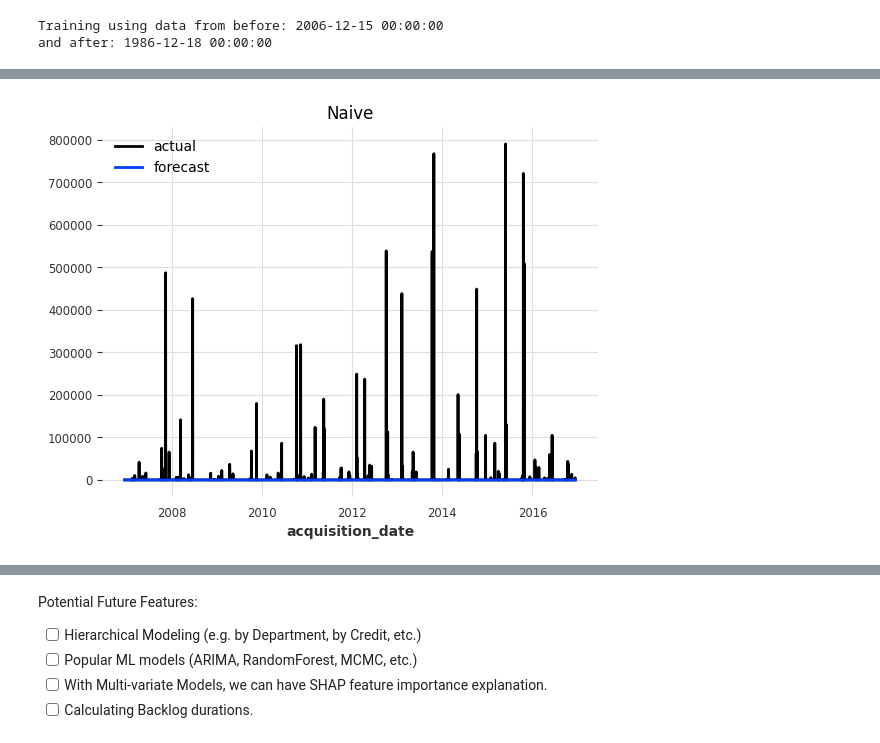
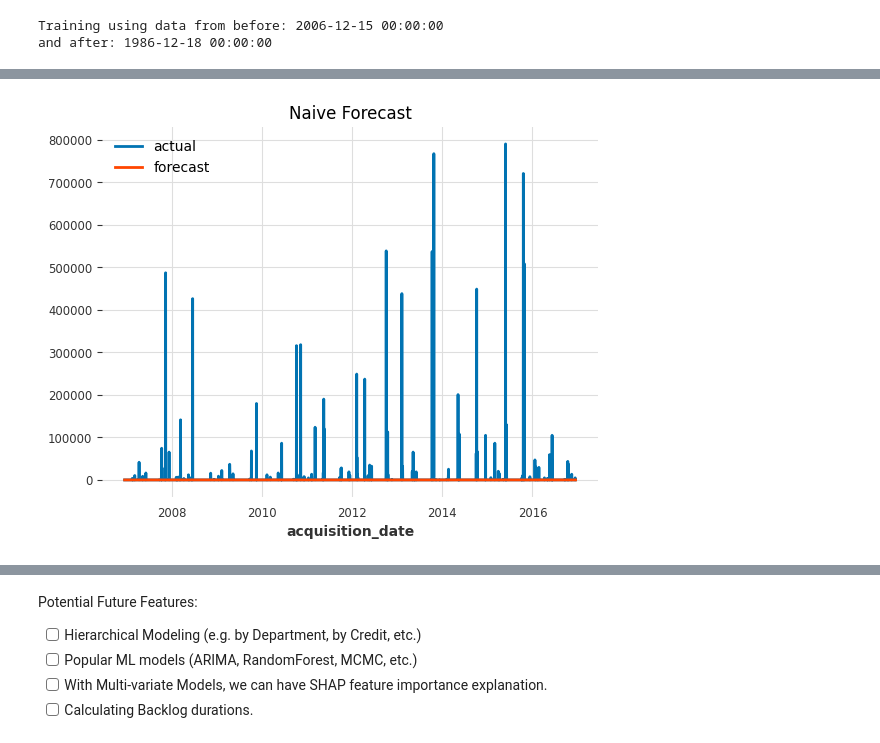
Before and after one commit to marisol-yake/MMM-museum-analytics, a Jupyter notebook: examples/NYC_MoMA_Example/Collections Time Series Forecasting.ipynb, the cells around one changed output, grey strips where cells are left out. Cells and saved outputs as stored; diff of their text form; code cells hidden in the pictures.

```diff
--- a/examples/NYC_MoMA_Example/Collections Time Series Forecasting.ipynb
+++ b/examples/NYC_MoMA_Example/Collections Time Series Forecasting.ipynb
@@ -28,19 +28,23 @@ from collections import defaultdict
 import pandas as pd
 import numpy as np
 import seaborn as sns
-from scipy.stats import mode
 from darts import TimeSeries
-from darts.models import NaiveDrift, NaiveMovingAverage, ExponentialSmoothing, Croston, CatBoostModel, RandomForest
+from darts.models import (NaiveDrift, NaiveMovingAverage, ExponentialSmoothing, Croston,
+                          CatBoostModel, RandomForest, NaiveEnsembleModel, LightGBMModel)
 from darts.explainability.shap_explainer import ShapExplainer
 from darts.utils.statistics import check_seasonality, stationarity_tests, plot_residuals_analysis, fill_missing_values
-from darts.utils.utils import ModelMode, SeasonalityMode
-from darts.metrics import r2_score, mae, mase, ope
+import darts.metrics as metrics
 import statsmodels.api as sm
-from sklearn.model_selection import TimeSeriesSplit
-from sklearn.compose import ColumnTransformer
 from sklearn.impute import KNNImputer
 from sklearn.preprocessing import LabelEncoder, OrdinalEncoder
 import matplotlib.pyplot as plt
+import warnings
+
+sns.set_palette("colorblind")
+pd.set_option("display.float_format", "{:0.3f}".format)
+warnings.filterwarnings("ignore")
+
+# Your Darts code here
 # %%
 # Define Necessary Functions
 def remove_outliers(dataset, lower = 0.25, upper = 0.75):
@@ -258,7 +262,8 @@ Number of Records after dropping nulls: 10951
 # %%
 # Non-count variables
 exogenous_columns = [
-    # "day_of_month", "week_of_month", "month", "weekday",
+    # "week_of_month",
+    "day_of_month", "month", "weekday",
     "department", "credit_group", "storage_group",
     "adate_sum_lag_1", "adate_sum_lag_2", "adate_sum_lag_3",
     "adate_sum_lag_4", "adate_sum_lag_5"
@@ -313,7 +372,7 @@ Training using data from before: 2006-12-15 00:00:00
 and after: 1986-12-18 00:00:00
 # %%
 # Comparing Models for Selection
-results = defaultdict()
+results = []
 
 # How many periods to forecast out to
 forecast_windows = [5, 10, 15, 20, 30, 50, 70, 100]
@@ -324,45 +383,50 @@ for model_name, model in models.items():
     train, val = target_series.split_before(date_offset)
     train = fill_missing_values(train, 0.0)
     val = fill_missing_values(val, 0.0)
+    validation_length = len(val)
 
-    if model_name in ["Decision Tree", "Random Forest", "CatBoost"]:
+    if model_name in ["Decision Tree", "Random Forest (10)", "Random Forest (50)", "Random Forest (100)", "Random Forest (200)", "CatBoost", "LightGBM", "Naive Ensemble (DT + RF(10))"]:
         model.fit(train, past_covariates = exogenous_series)
 
-    # if model_name == "Exponential Smoothing":
-    #     model.fit(train)
     else:
         model.fit(train)
 
-    if model_name == "CatBoost":
-        predictions = model.predict(n = len(val), past_covariates = exogenous_series, verbose = True, show_warnings = False)
+
+    if model_name in ["Decision Tree", "Random Forest (10)", "Random Forest (50)", "Random Forest (100)", "Random Forest (200)", "CatBoost", "LightGBM", "Naive Ensemble (DT + RF(10))"]:
+        predictions = model.predict(n = validation_length, past_covariates = exogenous_series)
     else:
-        predictions = model.predict(n = len(val))
+        predictions = model.predict(n = validation_length)
+
+
+    # Metrics selected for model selection
+    mae = metrics.mae(val, predictions)
+    r2_score = metrics.r2_score(val, predictions)
+    rmse = np.sqrt(metrics.mse(val, predictions))
+
+    # Calculate Coverage Probability (assuming a 95% prediction interval)
+    pred_vals = predictions.values()
+    val_vals = val.values()
+    z_score = 1.96
+    lower_bound = pred_vals - (z_score * np.std(pred_vals))
+    upper_bound = pred_vals + (z_score * np.std(pred_vals))
+    coverage_probability = np.mean((val_vals >= lower_bound) & (val_vals <= upper_bound))
+
+    # Store all results
+    model_results = defaultdict(int)
+    model_results["Model"] = model_name
+    # model_results["Forecast Steps"].append(step_count)
+    model_results["MAE"] = mae
+    model_results["RMSE"] = rmse
+    model_results["R2 Score"] = r2_score
+    model_results["Coverage Probability"] = coverage_probability
+    model_results["Predictions"] = [pred[0] for pred in predictions.values()]
+    model_results["n-Predictions"] = len(predictions.values())
+    results.append(model_results)
+    print(f"Successfully stored model name [{model_name}] and its results.")
 
     val.plot(label="actual")
-    predictions.plot(label="forecast")
-    plt.title(model_name.title())
+    predictions.plot(label="forecast", color = "orangered")
+    plt.title(model_name)
     plt.show()
     plt.close()
-
-    # Metrics selected for model selection
-    # mae = mae(val, predictions)
-    # mse = mase(val, predictions)
-    # r2 = r2(val, predictions)
-    # rmse = np.sqrt(mean_squared_error(val, predictions))
-
-    # Calculate Coverage Probability (assuming a 95% prediction interval)
-    # z_score = 1.96
-    # lower_bound = predictions - (z_score * np.std(predictions))
-    # upper_bound = predictions + (z_score * np.std(predictions))
-    # coverage_probability = np.mean((val >= lower_bound) & (val <= upper_bound))
-
-    # # Store all results
-    # results["Model"].append(model_name)
-    # results["Forecast Steps"].append(step_count)
-    # results["MAE"].append(mae)
-    # results["MSE"].append(mse)
-    # results["RMSE"].append(rmse)
-    # results["R2"].append(r2_score)
-    # results["Coverage Probability"].append(coverage_probability)
-    # results["Predictions"].append(predictions.values())
 # %% [output]
@@ -369 +434 @@ for model_name, model in models.items():
-[figure, old version]
+[figure, new version]
```
Also changed, not shown: parts of 11 cells of this notebook.
